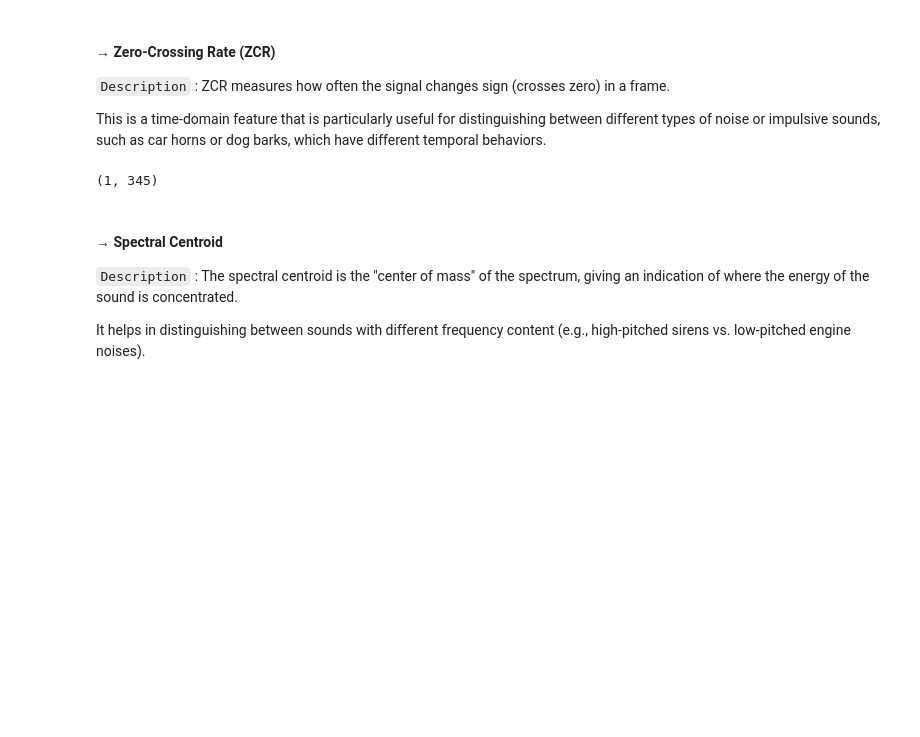
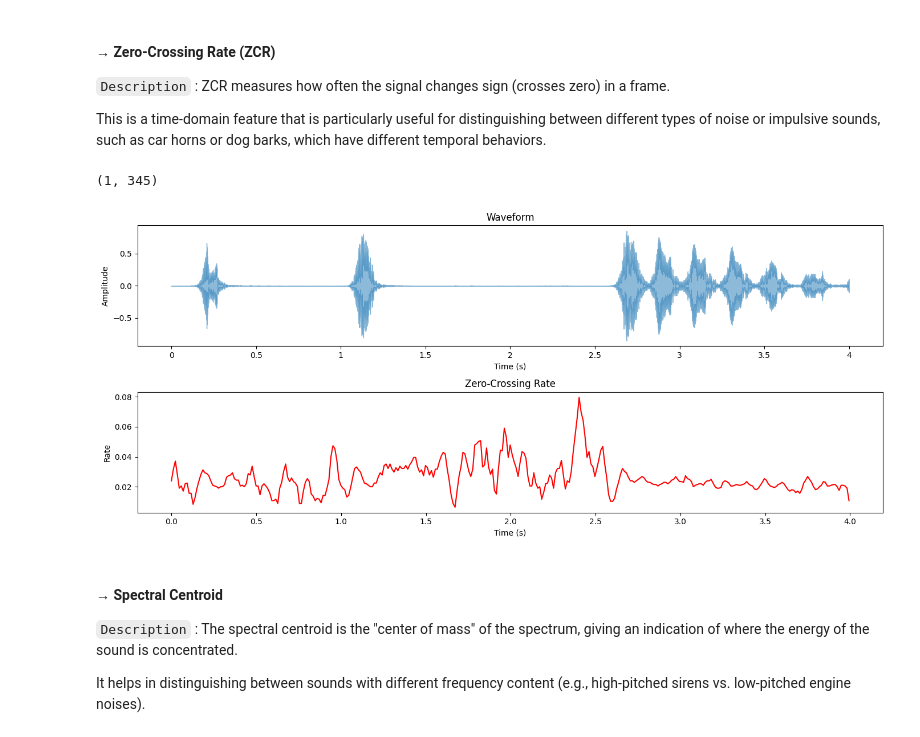
Before and after one commit to EstevesX10/ML2-Urban-Sound-Classification, a Jupyter notebook: Urban-Sound-Classification/UrbanSoundClassification.ipynb, the cells around one changed output. Saved outputs shown, nothing was run; the diff lists cells and outputs as text; code cells hidden in the pictures; blank space fills up the shorter version.

```diff
--- a/Urban-Sound-Classification/UrbanSoundClassification.ipynb
+++ b/Urban-Sound-Classification/UrbanSoundClassification.ipynb
@@ -141,6 +148,30 @@ print(zeroCrossingRate.shape)
 # zeroCrossingRate
 # %% [output]
 (1, 345)
+# %%
+# Create a time axis for the waveform
+plt.figure(figsize=(14, 6))
+
+# Plot the waveform
+plt.subplot(2, 1, 1)
+libr.display.waveshow(audioData, sr=config['SAMPLE_RATE'], alpha=0.5)
+plt.title('Waveform')
+plt.xlabel('Time (s)')
+plt.ylabel('Amplitude')
+
+# Plot the zero-crossing rate
+plt.subplot(2, 1, 2)
+frames = range(len(zeroCrossingRate[0]))
+t = libr.frames_to_time(frames, sr=config['SAMPLE_RATE'])
+plt.plot(t, zeroCrossingRate[0], color='r')
+plt.title('Zero-Crossing Rate')
+plt.xlabel('Time (s)')
+plt.ylabel('Rate')
+
+plt.tight_layout()
+plt.show()
+# %% [output]
+[figure, added]
 # %% [markdown]
 #### &rarr; Spectral Centroid
 
```
Also changed, not shown: parts of 10 cells of this notebook.
